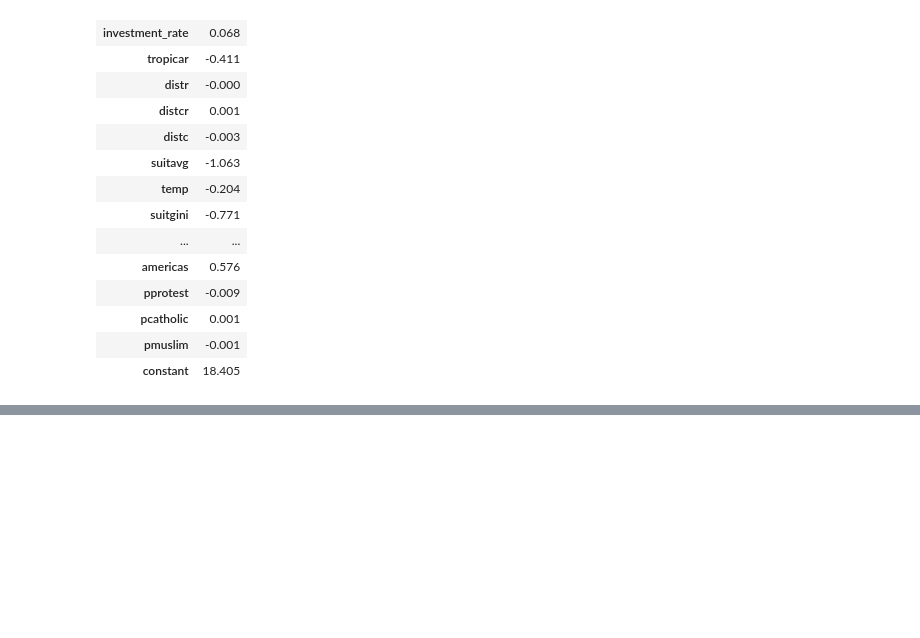
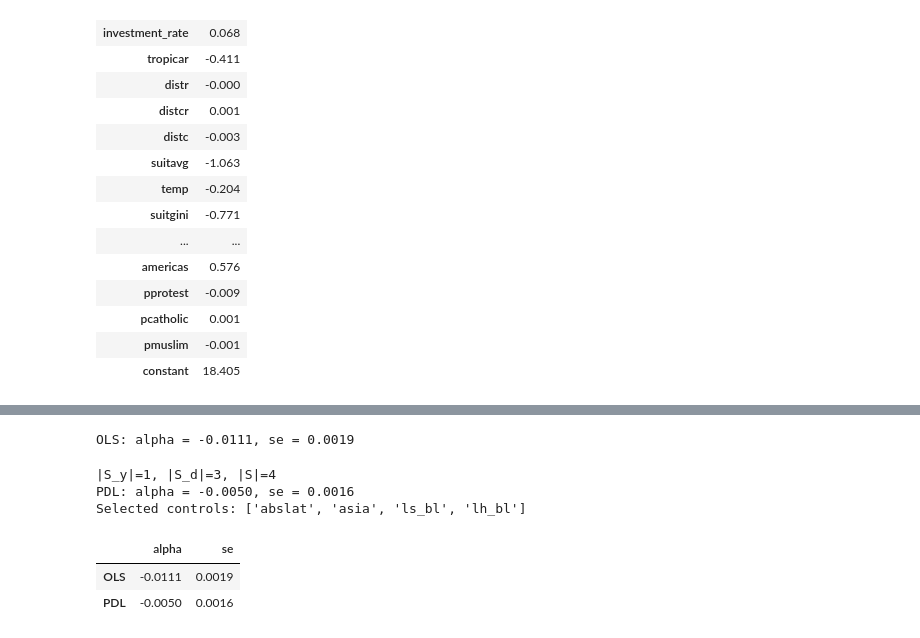
Before and after one commit to sgv491/AED, a Jupyter notebook: Project 2/getting_started.ipynb, the cells around one changed output, grey strips where cells are left out. Saved outputs shown, nothing was run; the diff lists cells and outputs as text; code cells hidden in the pictures; blank space fills up the shorter version.

```diff
--- a/Project 2/getting_started.ipynb
+++ b/Project 2/getting_started.ipynb
@@ -137,0 +192,62 @@ Mean y =  1.52% growth per year
+# %%
+X = np.column_stack([d, Z])
+xx = np.column_stack([np.ones(N), X])
+coefs_OLS = la.inv(xx.T @ xx) @ (xx.T @ y)
+alpha_OLS = float(coefs_OLS[1,0])
+
+res = y - xx @ coefs_OLS
+sigma2 = float((res.T @ res) / (N - xx.shape[1]))
+var = sigma2 * la.inv(xx.T @ xx)
+se_OLS = float(np.sqrt(var[1,1]))
+
+print(f"OLS: alpha = {alpha_OLS:.4f}, se = {se_OLS:.4f}")
+# %% [output]
+OLS: alpha = -0.0111, se = 0.0019
+# %%
+# Standardize data
+Z_stan = standardize(Z)
+X_stan = standardize(np.column_stack([d, Z]))
+
+# Step 1: Lasso y on [d, Z]
+lam_yx = BRT(X_stan, y)
+fit_yx = Lasso(alpha=lam_yx, max_iter=10000).fit(X_stan, y.ravel())
+coefs_yx = fit_yx.coef_
+sel_y = (coefs_yx[1:] != 0)  # skip the first (treatment)
+
+# Step 2: Lasso d on Z
+lam_dz = BRT(Z_stan, d)
+fit_dz = Lasso(alpha=lam_dz, max_iter=10000).fit(Z_stan, d.ravel())
+sel_d = (fit_dz.coef_ != 0)
+
+# Step 3: Union of selected controls
+S = np.where(sel_y | sel_d)[0]
+print(f"|S_y|={sel_y.sum()}, |S_d|={sel_d.sum()}, |S|={S.size}")
+
+# Step 4: Post-OLS on d + selected controls
+Z_S = Z[:, S] if S.size > 0 else np.empty((N, 0))
+X_pdl = np.column_stack([np.ones(N), d, Z_S])
+beta_pdl = la.inv(X_pdl.T @ X_pdl) @ (X_pdl.T @ y)
+alpha_PDL = float(beta_pdl[1, 0])
+
+res_pdl = y - X_pdl @ beta_pdl
+sigma2_pdl = float((res_pdl.T @ res_pdl) / (N - X_pdl.shape[1]))
+var_pdl = sigma2_pdl * la.inv(X_pdl.T @ X_pdl)
+se_PDL = float(np.sqrt(var_pdl[1, 1]))
+
+print(f"PDL: alpha = {alpha_PDL:.4f}, se = {se_PDL:.4f}")
+print("Selected controls:", [controls[i] for i in S])
+# %% [output]
+|S_y|=1, |S_d|=3, |S|=4
+PDL: alpha = -0.0050, se = 0.0016
+Selected controls: ['abslat', 'asia', 'ls_bl', 'lh_bl']
+# %%
+import pandas as pd
+
+pd.DataFrame({
+    'alpha': [alpha_OLS, alpha_PDL, ],
+    'se':    [se_OLS,    se_PDL,    ]
+}, index=['OLS', 'PDL']).round(4)
+# %% [output]
+|  | alpha | se |
+| OLS | -0.0111 | 0.0019 |
+| PDL | -0.0050 | 0.0016 |
```
Also changed, not shown: parts of 5 cells of this notebook, 1 other file.
